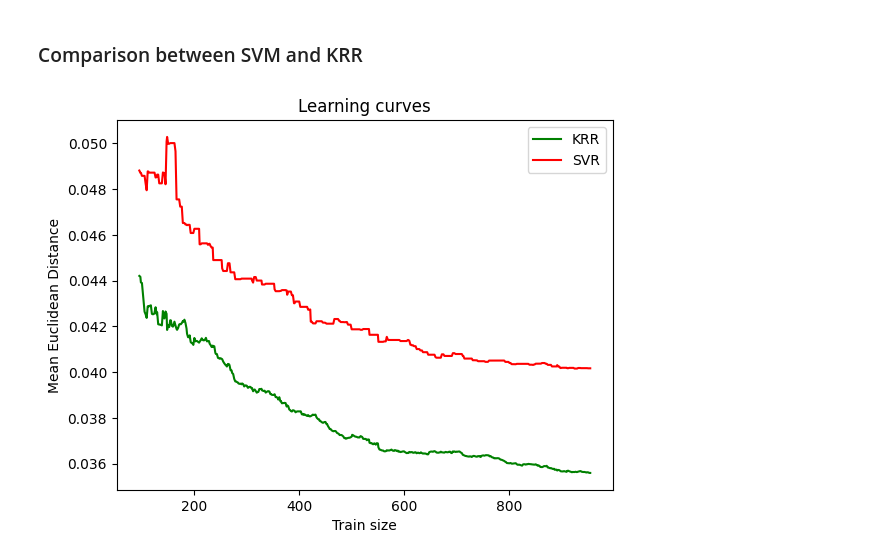
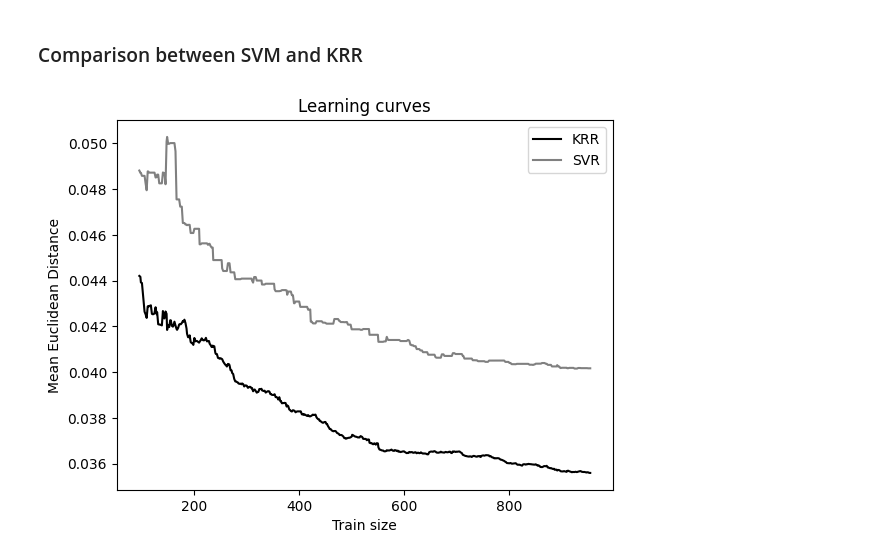
Before and after one commit to CarloTosoni99/ML_prj, a Jupyter notebook: ML_cup_SVM.ipynb, the cells around one changed output. Cells and saved outputs as stored; diff of their text form; code cells hidden in the pictures.

Commit message:
Graphs edited

```diff
--- a/ML_cup_SVM.ipynb
+++ b/ML_cup_SVM.ipynb
@@ -347,35 +347,35 @@ from sklearn.model_selection import learning_curve
 # %%
 plt.figure()
 
 svr = joblib.load('./results/ml_cup/SVM/rbf_classifier_1.z')
 kr = joblib.load('./results/ml_cup/KRR/rbf_krr_1.z')
 train_sizes, train_scores_svr, test_scores_svr = learning_curve(
     svr,
     x_mlcup_tr,
     y1_mlcup_tr,
     train_sizes = np.linspace(0.1, 1, 500),
     scoring = mean_euclidean_distance,
     cv = 5,
 )
 train_sizes_abs, train_scores_kr, test_scores_kr = learning_curve(
     kr,
     x_mlcup_tr,
     y1_mlcup_tr,
     train_sizes = np.linspace(0.1, 1, 500),
     scoring = mean_euclidean_distance,
     cv = 5,
 )
 
-plt.plot(train_sizes, -test_scores_kr.mean(1), color="g", label="KRR")
-plt.plot(train_sizes, -test_scores_svr.mean(1), color="r", label="SVR")
+plt.plot(train_sizes, -test_scores_kr.mean(1), color="black", label="KRR")
+plt.plot(train_sizes, -test_scores_svr.mean(1), color="grey", label="SVR")
 plt.xlabel("Train size")
 plt.ylabel("Mean Euclidean Distance")
 plt.title("Learning curves")
 plt.legend(loc="best")
 
 plt.show()
 # %% [output]
-[figure, old version]
+[figure, new version]
 # %%
 plt.figure()
 
```
Also changed, not shown: parts of 1 cell of this notebook.
